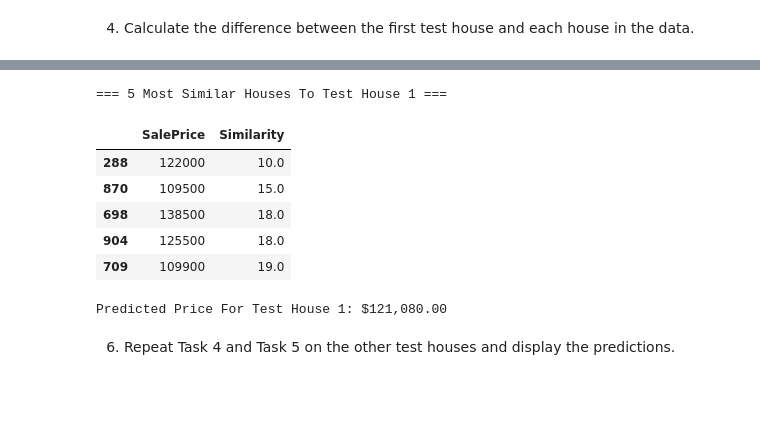
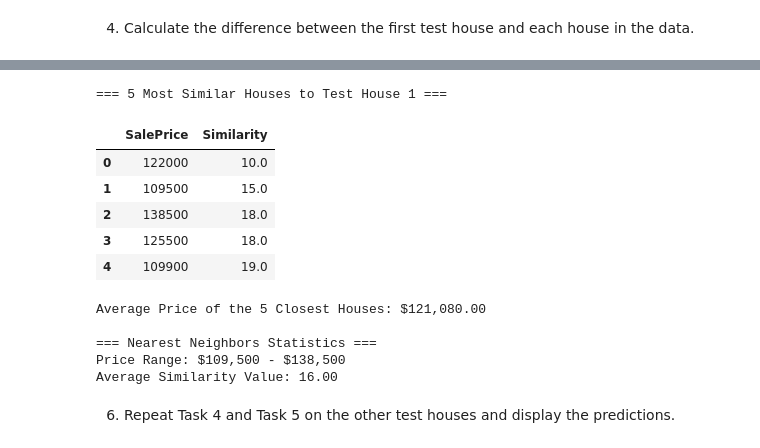
Before and after one commit to Chaotic-Legend/CMP-333-Codes, a Jupyter notebook: Midterm Project Part 2: Home Prices Analysis.ipynb, the cells around one changed output, grey strips where cells are left out. Drawn from its saved outputs; the diff is of its cells as text; code cells hidden in the pictures; blank space fills up the shorter version.

```diff
--- a/Midterm Project Part 2: Home Prices Analysis.ipynb
+++ b/Midterm Project Part 2: Home Prices Analysis.ipynb
@@ -105,26 +193,36 @@ similarity_table[['SalePrice', 'Similarity']]
-# %%
-# Find the five most similar houses and calculate the average SalePrice.
-
-# Combine housing data with similarity values.
-data_with_similarity = housing_df.copy()
-data_with_similarity['Similarity'] = similarities
-
-# Select the five closest houses.
-nearest_5 = data_with_similarity.nsmallest(5, 'Similarity')
-
-# Compute the average SalePrice.
-predicted_price_1 = nearest_5['SalePrice'].mean()
-print("=== 5 Most Similar Houses To Test House 1 ===")
-display(nearest_5[['SalePrice', 'Similarity']])
-print(f"\nPredicted Price For Test House 1: ${predicted_price_1:,.2f}")
-# %% [output]
-=== 5 Most Similar Houses To Test House 1 ===
-|  | SalePrice | Similarity |
-| 288 | 122000 | 10.0 |
-| 870 | 109500 | 15.0 |
-| 698 | 138500 | 18.0 |
-| 904 | 125500 | 18.0 |
-| 709 | 109900 | 19.0 |
-Predicted Price For Test House 1: $121,080.00
+# %%
+# Predict the price of the first test house using the 5 nearest neighbors.
+
+# Combine housing data with computed similarity values.
+data_with_similarity = HousingData_processed_df.copy()
+data_with_similarity['Similarity'] = similarities
+
+# Identify the five most similar houses.
+nearest_5 = data_with_similarity.nsmallest(5, 'Similarity').reset_index(drop=True)
+
+# Calculate the average SalePrice of these 5 houses.
+predicted_price_1 = nearest_5['SalePrice'].mean()
+
+# Display the results and summary statistics of the nearest houses.
+print("=== 5 Most Similar Houses to Test House 1 ===")
+display(nearest_5[['SalePrice', 'Similarity']])
+print(f"\nAverage Price of the 5 Closest Houses: ${predicted_price_1:,.2f}")
+
+print("\n=== Nearest Neighbors Statistics ===")
+print(f"Price Range: ${nearest_5['SalePrice'].min():,.0f} - ${nearest_5['SalePrice'].max():,.0f}")
+print(f"Average Similarity Value: {nearest_5['Similarity'].mean():.2f}")
+# %% [output]
+=== 5 Most Similar Houses to Test House 1 ===
+|  | SalePrice | Similarity |
+| 0 | 122000 | 10.0 |
+| 1 | 109500 | 15.0 |
+| 2 | 138500 | 18.0 |
+| 3 | 125500 | 18.0 |
+| 4 | 109900 | 19.0 |
+Average Price of the 5 Closest Houses: $121,080.00
+
+=== Nearest Neighbors Statistics ===
+Price Range: $109,500 - $138,500
+Average Similarity Value: 16.00
 # %% [markdown]
 6. Repeat Task 4 and Task 5 on the other test houses and display the predictions.
```
Also changed, not shown: parts of 11 cells of this notebook.
